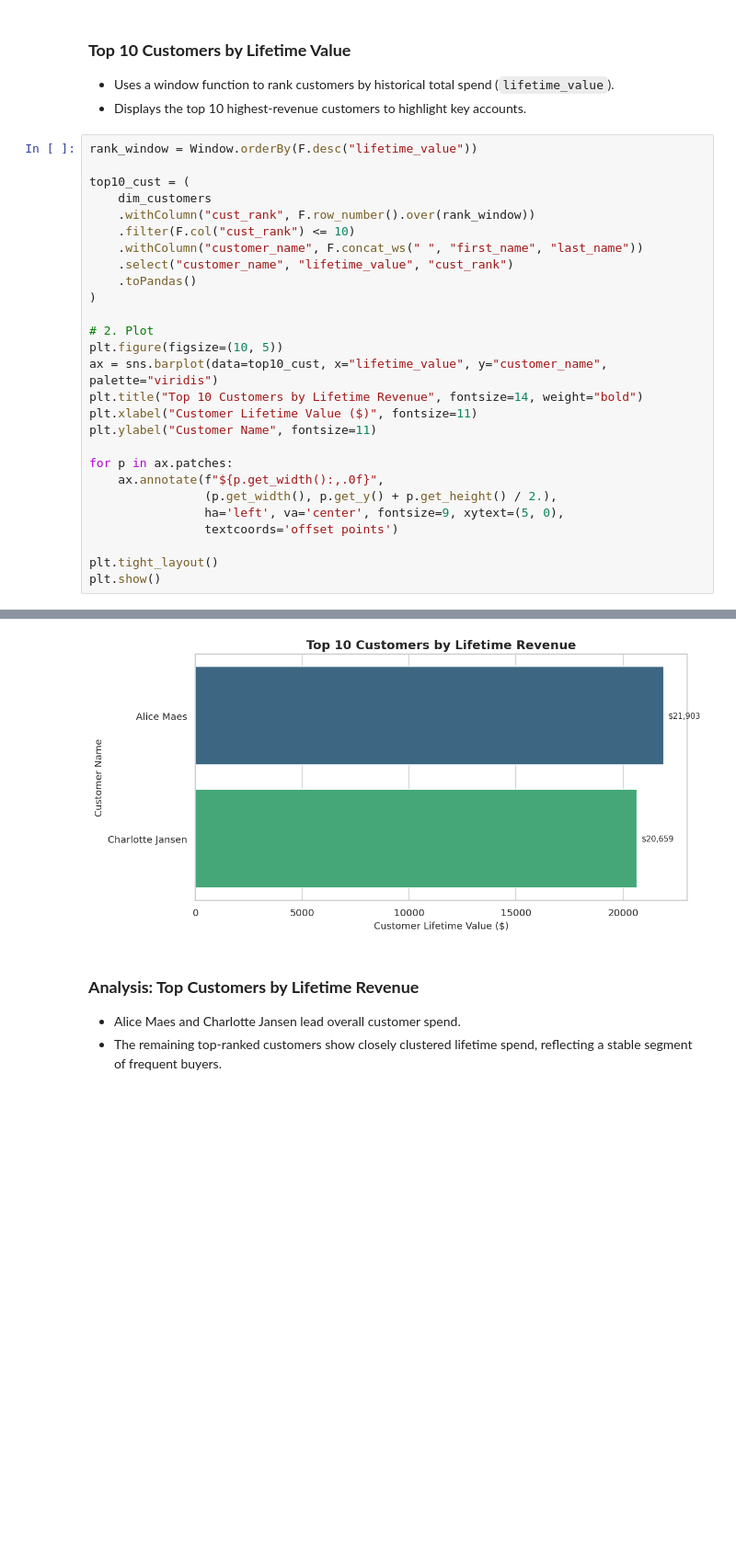
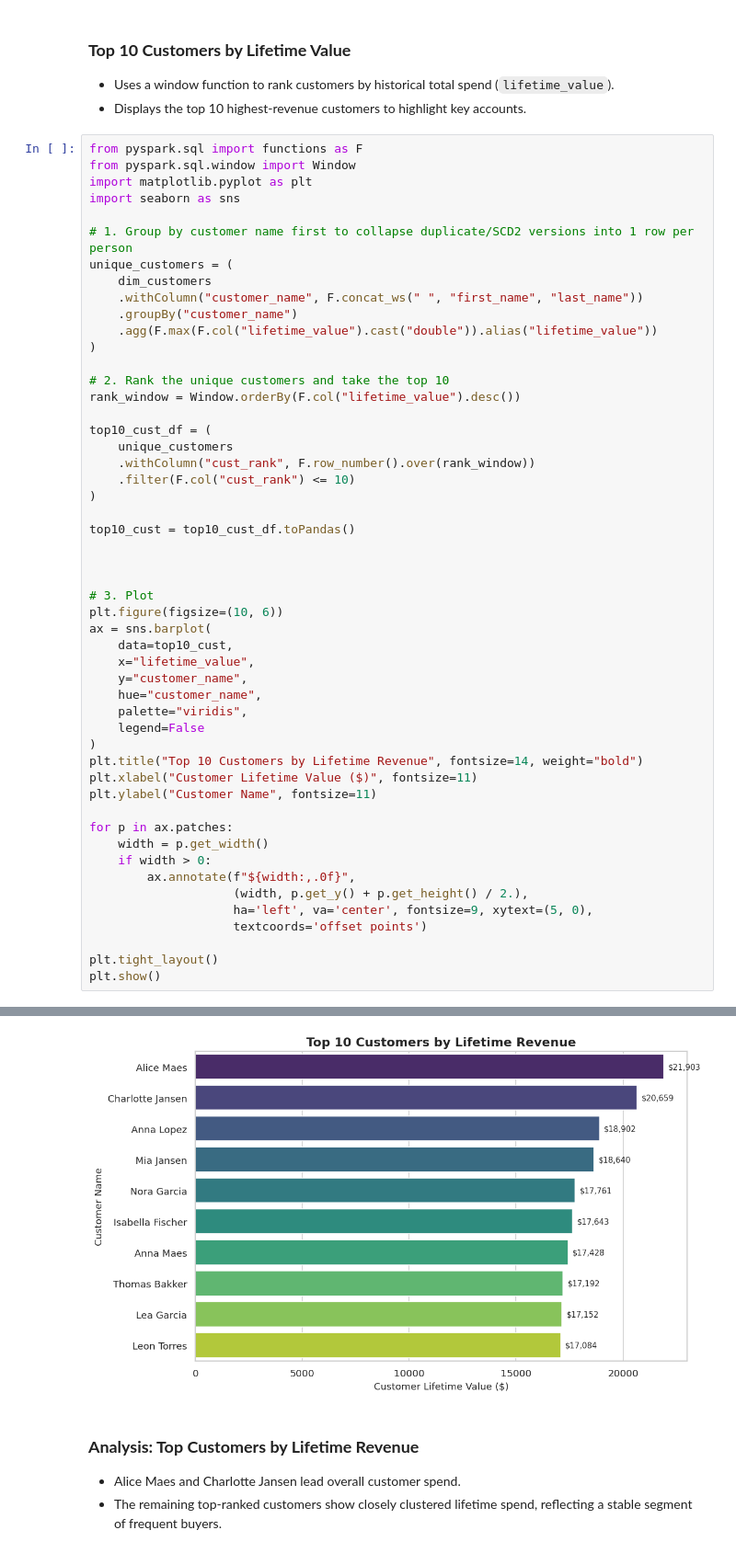
Before and after one commit to AureliaVDB/TickIt_Data_Pipeline, a Jupyter notebook: TickIt_Pipeline.ipynb, the cells around one changed output, grey strips where cells are left out. Shown at 92% size. Saved outputs shown, nothing was run; the diff lists cells and outputs as text; blank space fills up the shorter version.

Commit message:
fixed Top 10 customer

```diff
--- a/TickIt_Pipeline.ipynb
+++ b/TickIt_Pipeline.ipynb
@@ -1406,29 +1406,53 @@ Passing `palette` without assigning `hue` is deprecated and will be removed in v
 * Uses a window function to rank customers by historical total spend (`lifetime_value`).
 * Displays the top 10 highest-revenue customers to highlight key accounts.
 # %%
-rank_window = Window.orderBy(F.desc("lifetime_value"))
+from pyspark.sql import functions as F
+from pyspark.sql.window import Window
+import matplotlib.pyplot as plt
+import seaborn as sns
 
-top10_cust = (
+# 1. Group by customer name first to collapse duplicate/SCD2 versions into 1 row per person
+unique_customers = (
     dim_customers
+    .withColumn("customer_name", F.concat_ws(" ", "first_name", "last_name"))
+    .groupBy("customer_name")
+    .agg(F.max(F.col("lifetime_value").cast("double")).alias("lifetime_value"))
+)
+
+# 2. Rank the unique customers and take the top 10
+rank_window = Window.orderBy(F.col("lifetime_value").desc())
+
+top10_cust_df = (
+    unique_customers
     .withColumn("cust_rank", F.row_number().over(rank_window))
     .filter(F.col("cust_rank") <= 10)
-    .withColumn("customer_name", F.concat_ws(" ", "first_name", "last_name"))
-    .select("customer_name", "lifetime_value", "cust_rank")
-    .toPandas()
 )
 
-# 2. Plot
-plt.figure(figsize=(10, 5))
-ax = sns.barplot(data=top10_cust, x="lifetime_value", y="customer_name", palette="viridis")
+top10_cust = top10_cust_df.toPandas()
+
+
+
+# 3. Plot
+plt.figure(figsize=(10, 6))
+ax = sns.barplot(
+    data=top10_cust,
+    x="lifetime_value",
+    y="customer_name",
+    hue="customer_name",
+    palette="viridis",
+    legend=False
+)
 plt.title("Top 10 Customers by Lifetime Revenue", fontsize=14, weight="bold")
 plt.xlabel("Customer Lifetime Value ($)", fontsize=11)
 plt.ylabel("Customer Name", fontsize=11)
 
 for p in ax.patches:
-    ax.annotate(f"${p.get_width():,.0f}",
-                (p.get_width(), p.get_y() + p.get_height() / 2.),
-                ha='left', va='center', fontsize=9, xytext=(5, 0),
-                textcoords='offset points')
+    width = p.get_width()
+    if width > 0:
+        ax.annotate(f"${width:,.0f}",
+                    (width, p.get_y() + p.get_height() / 2.),
+                    ha='left', va='center', fontsize=9, xytext=(5, 0),
+                    textcoords='offset points')
 
 plt.tight_layout()
 plt.show()
@@ -1439,4 +1460,4 @@ Passing `palette` without assigning `hue` is deprecated and will be removed in v
-[figure, old version]
+[figure, new version]
 # %% [markdown]
 ### **Analysis: Top Customers by Lifetime Revenue**
 
```
Also changed, not shown: parts of 8 cells of this notebook.
